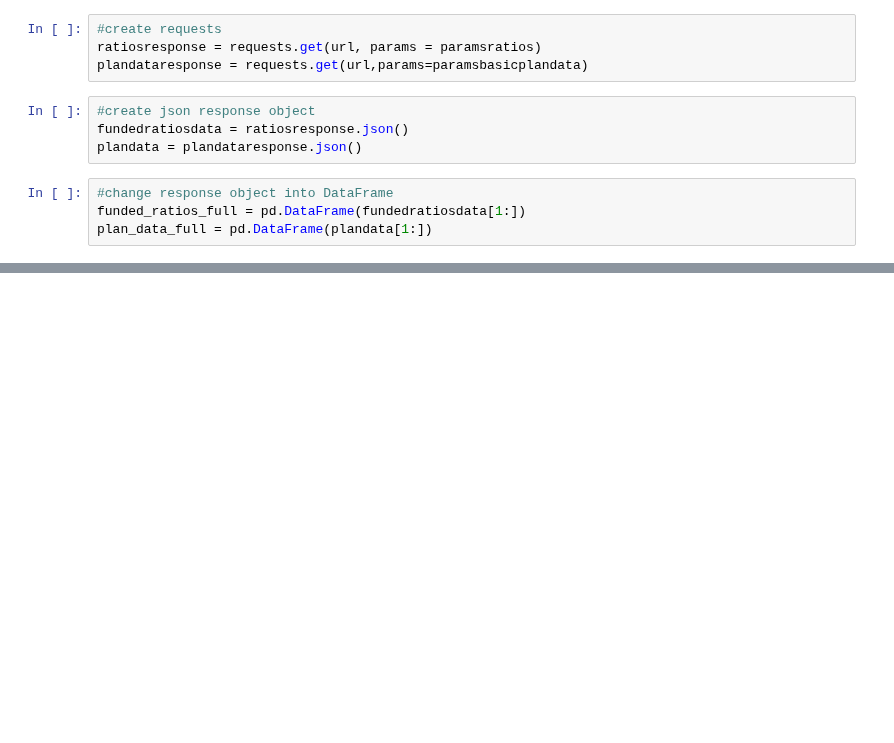
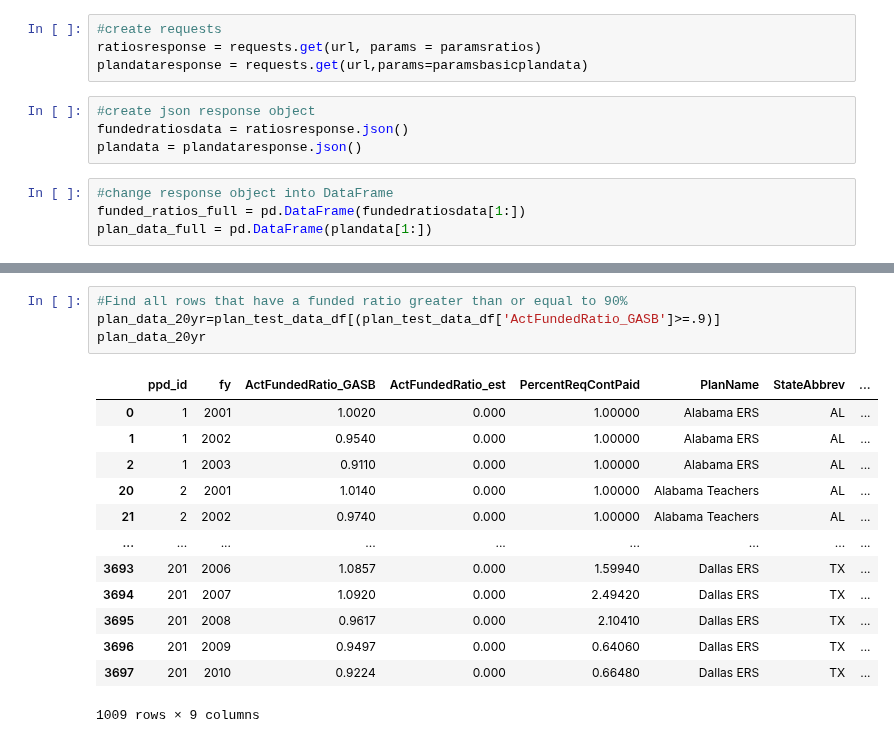
Before and after one commit to DeltaDeutsch/PPD-Group-Project, a Jupyter notebook: PPD Group Focus Plans.ipynb, the cells around one changed output, grey strips where cells are left out. Saved outputs shown, nothing was run; the diff lists cells and outputs as text; blank space fills up the shorter version.

```diff
--- a/PPD Group Focus Plans.ipynb
+++ b/PPD Group Focus Plans.ipynb
@@ -52,0 +100,18 @@ plan_test_data_df.shape
+# %%
+#Find all rows that have a funded ratio greater than or equal to 90%
+plan_data_20yr=plan_test_data_df[(plan_test_data_df['ActFundedRatio_GASB']>=.9)]
+plan_data_20yr
+# %% [output]
+|  | ppd_id | fy | ActFundedRatio_GASB | ActFundedRatio_est | PercentReqContPaid | PlanName | StateAbbrev | ... |
+| 0 | 1 | 2001 | 1.0020 | 0.000 | 1.00000 | Alabama ERS | AL | ... |
+| 1 | 1 | 2002 | 0.9540 | 0.000 | 1.00000 | Alabama ERS | AL | ... |
+| 2 | 1 | 2003 | 0.9110 | 0.000 | 1.00000 | Alabama ERS | AL | ... |
+| 20 | 2 | 2001 | 1.0140 | 0.000 | 1.00000 | Alabama Teachers | AL | ... |
+| 21 | 2 | 2002 | 0.9740 | 0.000 | 1.00000 | Alabama Teachers | AL | ... |
+| ... | ... | ... | ... | ... | ... | ... | ... | ... |
+| 3693 | 201 | 2006 | 1.0857 | 0.000 | 1.59940 | Dallas ERS | TX | ... |
+| 3694 | 201 | 2007 | 1.0920 | 0.000 | 2.49420 | Dallas ERS | TX | ... |
+| 3695 | 201 | 2008 | 0.9617 | 0.000 | 2.10410 | Dallas ERS | TX | ... |
+| 3696 | 201 | 2009 | 0.9497 | 0.000 | 0.64060 | Dallas ERS | TX | ... |
+| 3697 | 201 | 2010 | 0.9224 | 0.000 | 0.66480 | Dallas ERS | TX | ... |
+1009 rows × 9 columns
```
Also changed, not shown: parts of 17 cells of this notebook, 1 other file.
